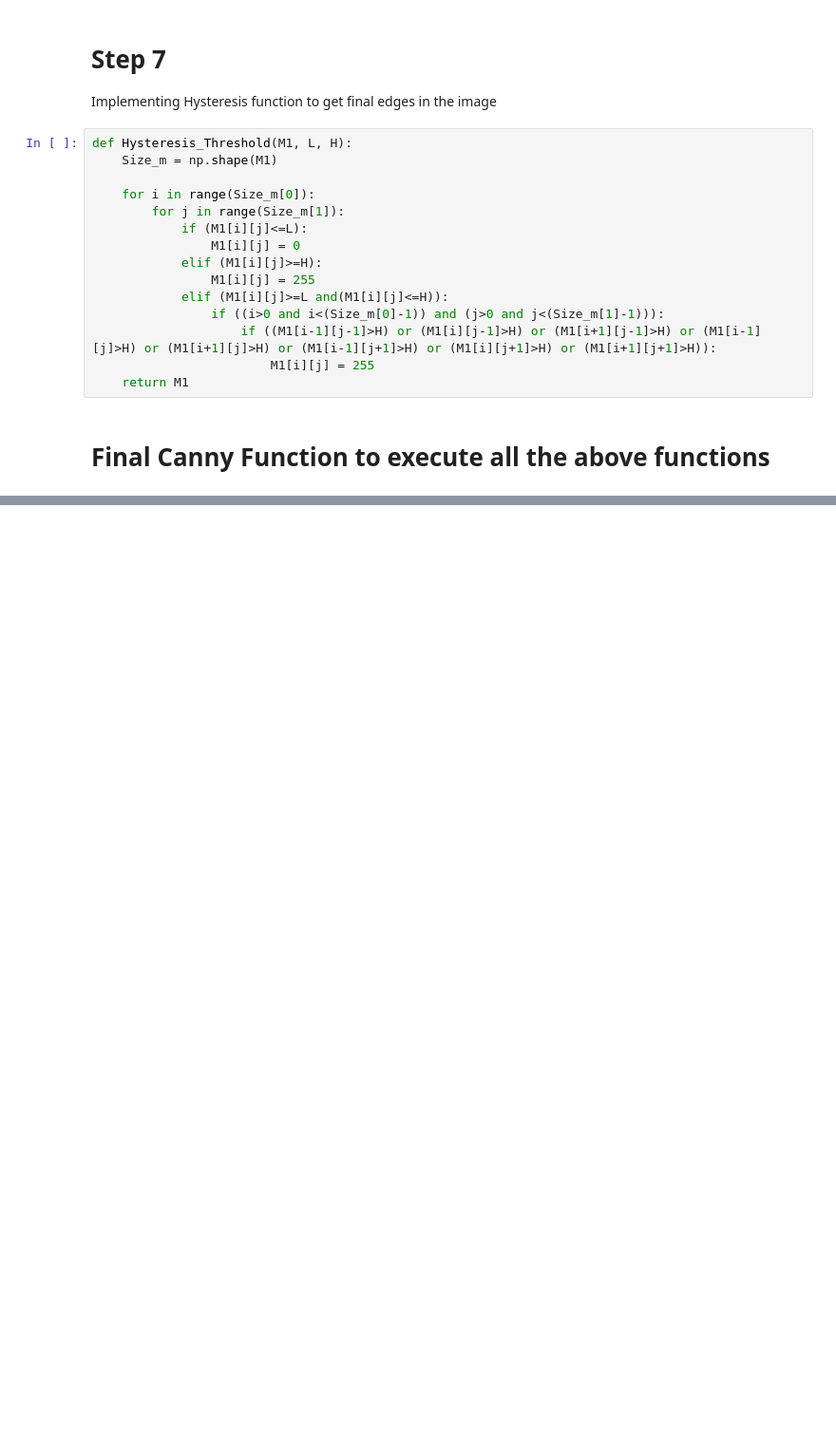
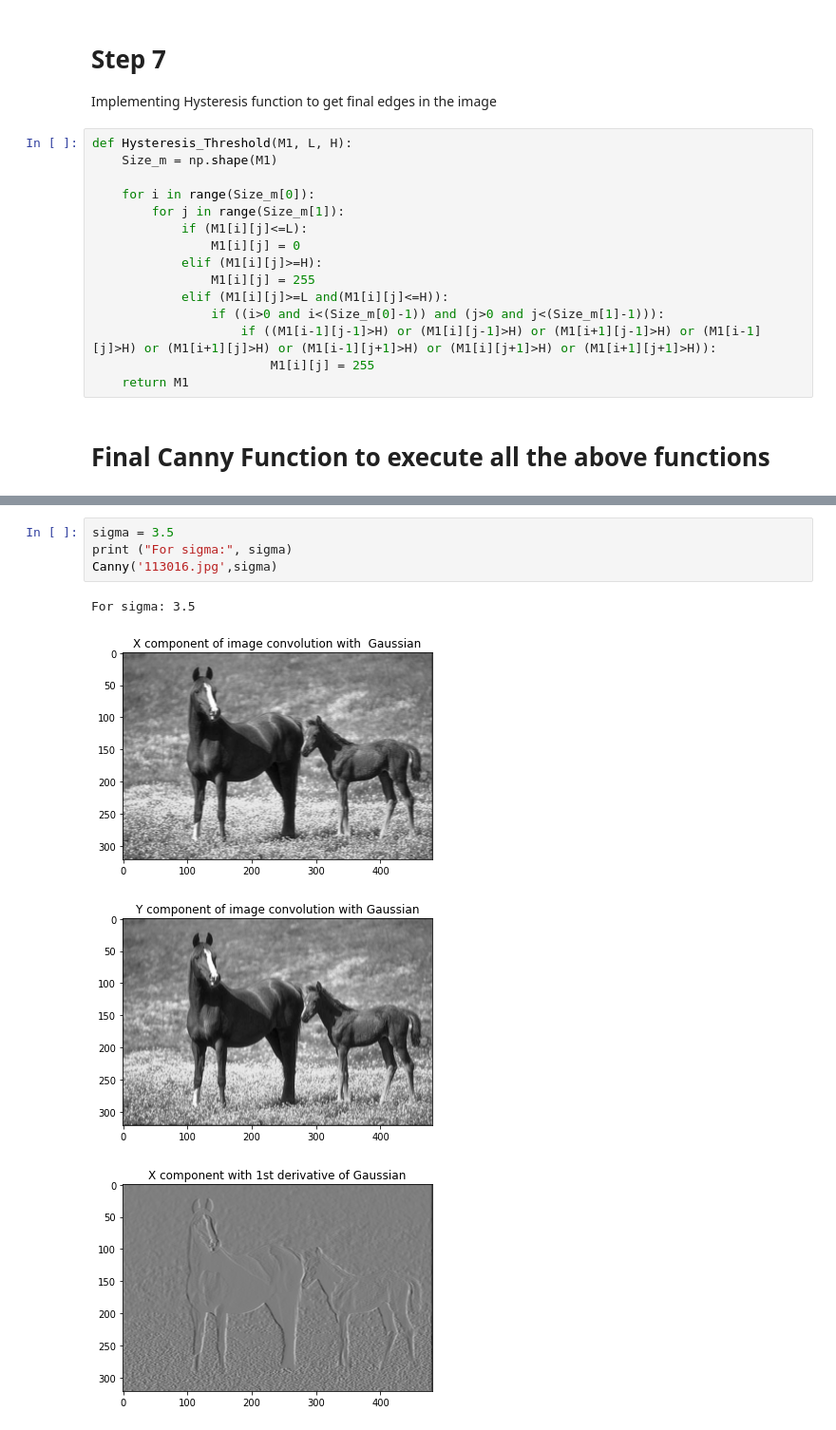
Before and after one commit to ShreyaskarSingh/Computer-Vision, a Jupyter notebook: Canny_Edge_Detector.ipynb, the cells around one changed output, grey strips where cells are left out. Shown at 95% size. Cells and saved outputs as stored; diff of their text form; blank space fills up the shorter version.

```diff
--- a/Canny_Edge_Detector.ipynb
+++ b/Canny_Edge_Detector.ipynb
@@ -269,0 +282,9 @@ For sigma: 2.5
+# %%
+sigma = 3.5
+print ("For sigma:", sigma)
+Canny('113016.jpg',sigma)
+# %% [output]
+For sigma: 3.5
+[figure, added]
+[figure, added]
+[figure, added]
```
Also changed, not shown: parts of 10 cells of this notebook.
